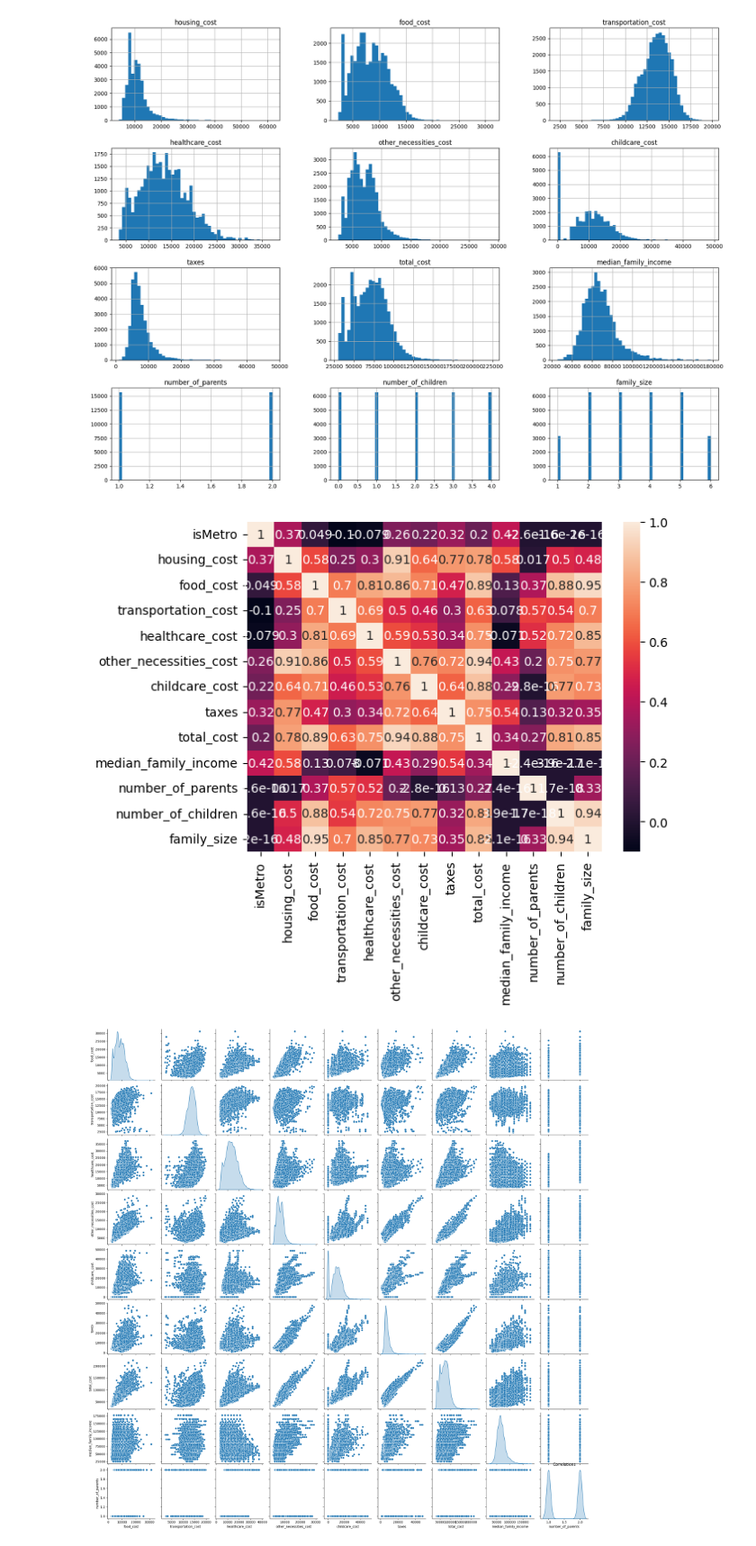
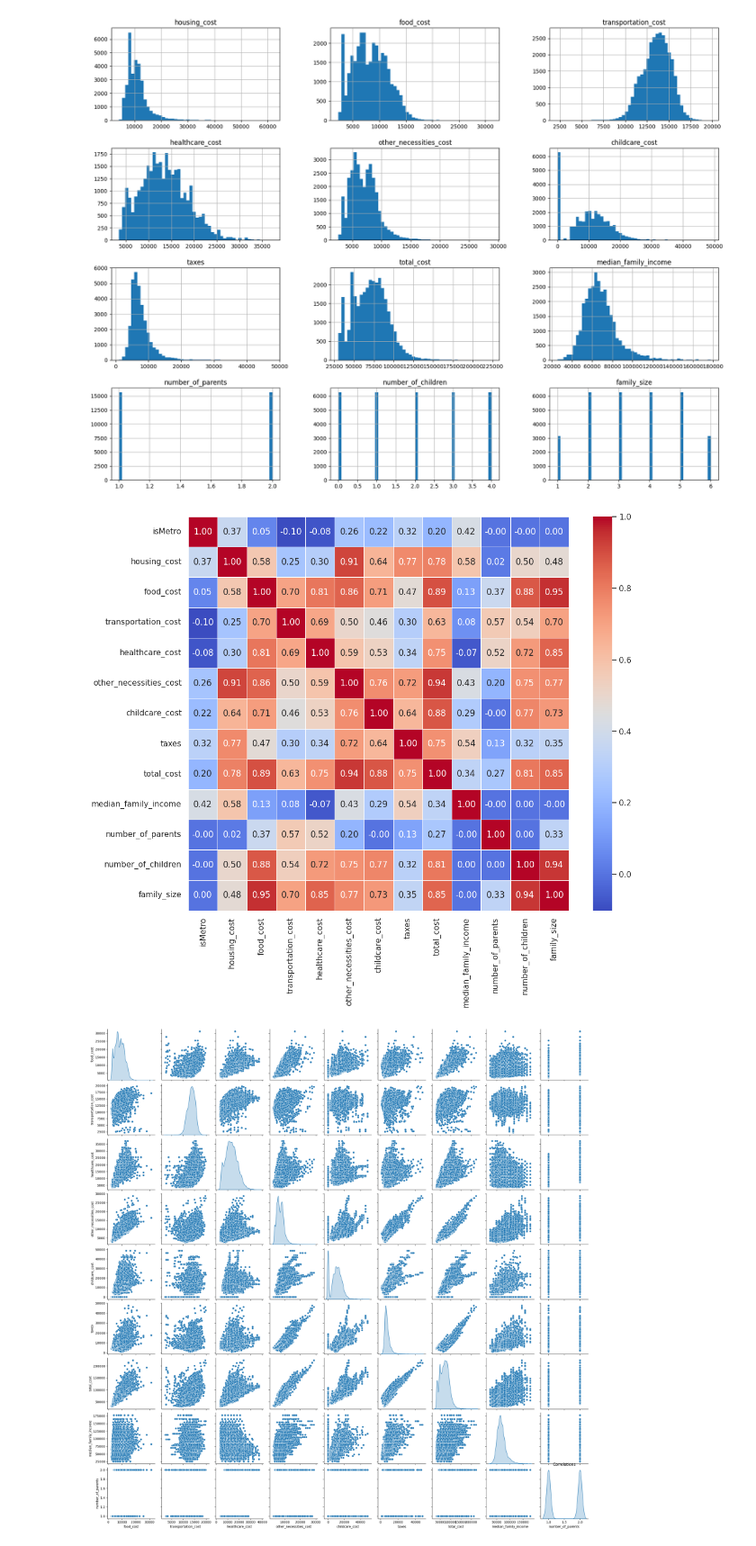
Before and after one commit to loisstetson/Project-4-Cost-of-Living, a Jupyter notebook: Cost_of_Living.ipynb, the cells around one changed output. Shown at 90% size. Cells and saved outputs as stored; diff of their text form; code cells hidden in the pictures.

```diff
--- a/Cost_of_Living.ipynb
+++ b/Cost_of_Living.ipynb
@@ -159,12 +159,19 @@ plt.show()
 # %% [output]
 [figure]
 # %%
+# Set the figure size
+sns.set(rc={'figure.figsize':(12, 10)})
+
 # Correlation matrix
 correlation_matrix = data_cleaned_copy.corr()
-sns.heatmap(correlation_matrix, annot=True)
+
+# Create a heatmap with annotations
+sns.heatmap(correlation_matrix, annot=True, cmap='coolwarm', fmt=".2f", linewidths=.5)
+
+# Show the plot
 plt.show()
 # %% [output]
-[figure, old version]
+[figure, new version]
 # %%
 # Create plot
 sns.pairplot(data_cleaned_copy.iloc[:, 6:15], diag_kind='kde')
```
